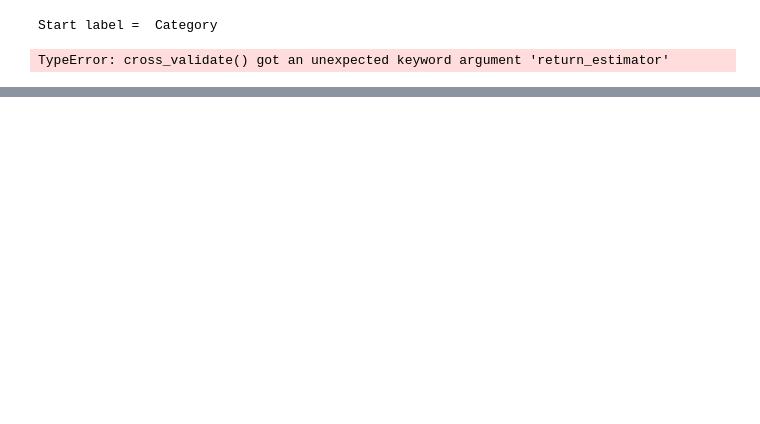
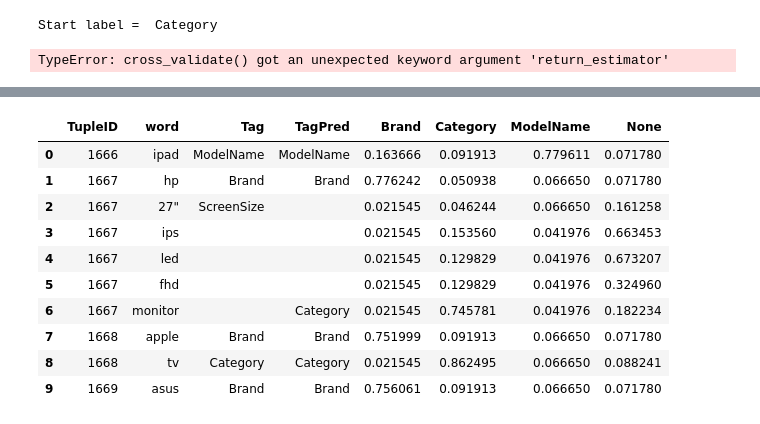
Before and after one commit to chocobo244/cs229-project, a Jupyter notebook: NER-GBT-Small.ipynb, the cells around one changed output, grey strips where cells are left out. Drawn from its saved outputs; the diff is of its cells as text; code cells hidden in the pictures; blank space fills up the shorter version.

```diff
--- a/NER-GBT-Small.ipynb
+++ b/NER-GBT-Small.ipynb
@@ -746,0 +760,14 @@ ArgSpec(args=['estimator', 'X', 'y', 'groups', 'scoring', 'cv', 'n_jobs', 'verbo
+# %%
+df_dev_result.head(10)
+# %% [output]
+|  | TupleID | word | Tag | TagPred | Brand | Category | ModelName | None |
+| 0 | 1666 | ipad | ModelName | ModelName | 0.163666 | 0.091913 | 0.779611 | 0.071780 |
+| 1 | 1667 | hp | Brand | Brand | 0.776242 | 0.050938 | 0.066650 | 0.071780 |
+| 2 | 1667 | 27" | ScreenSize |  | 0.021545 | 0.046244 | 0.066650 | 0.161258 |
+| 3 | 1667 | ips |  |  | 0.021545 | 0.153560 | 0.041976 | 0.663453 |
+| 4 | 1667 | led |  |  | 0.021545 | 0.129829 | 0.041976 | 0.673207 |
+| 5 | 1667 | fhd |  |  | 0.021545 | 0.129829 | 0.041976 | 0.324960 |
+| 6 | 1667 | monitor |  | Category | 0.021545 | 0.745781 | 0.041976 | 0.182234 |
+| 7 | 1668 | apple | Brand | Brand | 0.751999 | 0.091913 | 0.066650 | 0.071780 |
+| 8 | 1668 | tv | Category | Category | 0.021545 | 0.862495 | 0.066650 | 0.088241 |
+| 9 | 1669 | asus | Brand | Brand | 0.756061 | 0.091913 | 0.066650 | 0.071780 |
```
Also changed, not shown: parts of 8 cells of this notebook, 3 other files.
